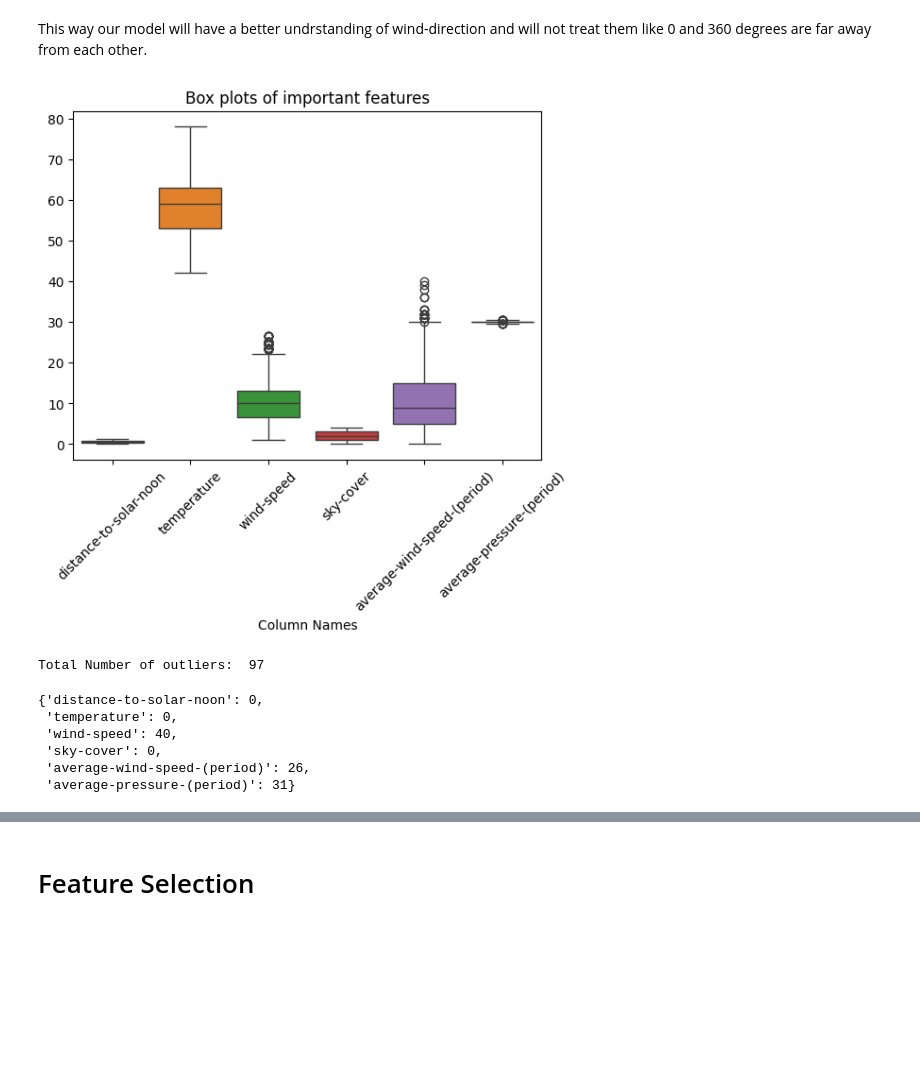
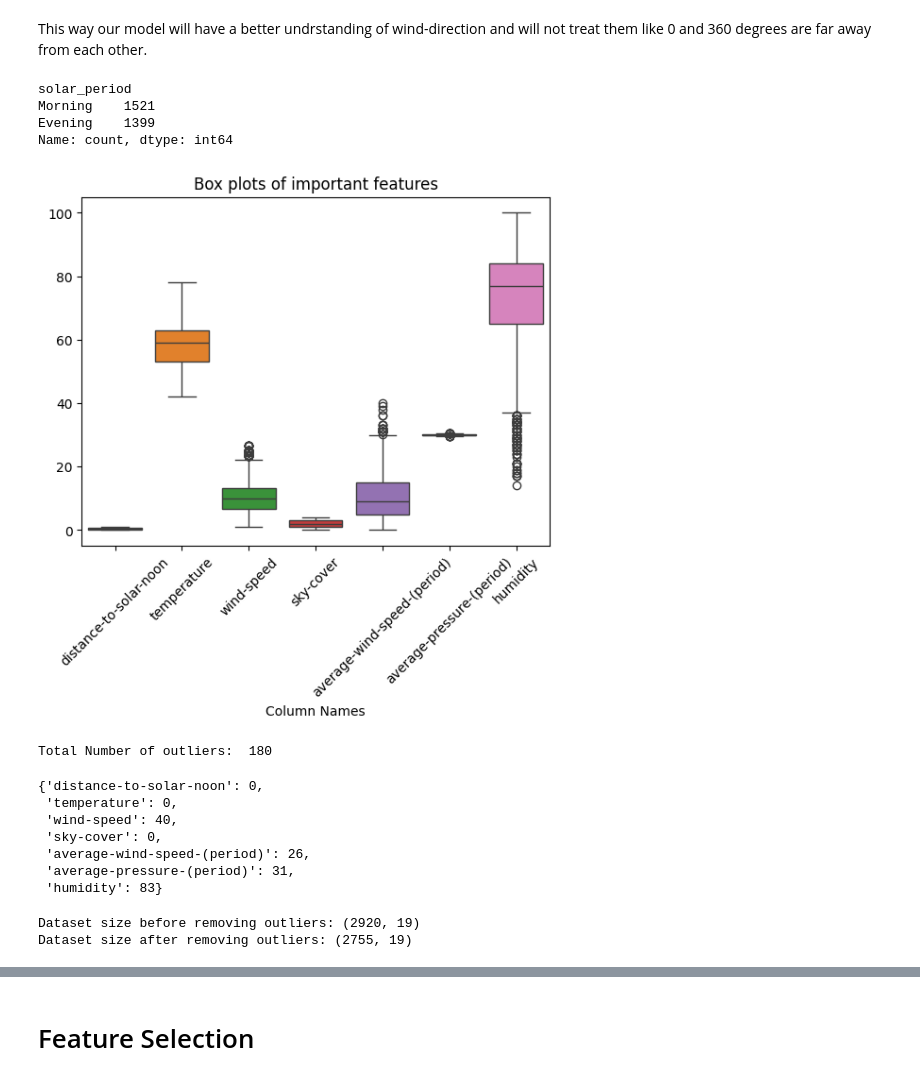
Before and after one commit to rizz045/Solar-Power-Generation-Prediction-Using-ML-Regression-Techniques, a Jupyter notebook: Solar_Power_Generation_Prediction Using_Regression.ipynb, the cells around one changed output, grey strips where cells are left out. Drawn from its saved outputs; the diff is of its cells as text; code cells hidden in the pictures; blank space fills up the shorter version.

```diff
--- a/Solar_Power_Generation_Prediction Using_Regression.ipynb
+++ b/Solar_Power_Generation_Prediction Using_Regression.ipynb
@@ -32,7 +32,7 @@ import seaborn as sns
 import warnings
 warnings.filterwarnings('ignore')
 # %%
-df = pd.read_csv("/content/solarpowergeneration.csv")
+df = pd.read_csv("solarpowergeneration.csv")
 df.head()
 # %% [output]
 |  | distance-to-solar-noon | temperature | wind-direction | wind-speed | sky-cover | visibility | humidity | ... |
@@ -340,18 +335,26 @@ df['wind_dir_sin'] = np.sin(2 * np.pi * df['wind-direction'] / 360)
 df['wind_dir_cos'] = np.cos(2 * np.pi * df['wind-direction'] / 360)
 # %% [markdown]
 This way our model will have a better undrstanding of wind-direction and will not treat them like 0 and 360 degrees are far away from each other.
+# %%
+df['solar_period'] = df['distance-to-solar-noon'].apply(lambda x: 'Morning' if x < 0.5 else 'Evening')
+df['solar_period'].value_counts()
+# %% [output]
+solar_period
+Morning    1521
+Evening    1399
+Name: count, dtype: int64
 # %%
 # Box plots to check outliers of important features
 # Selecting imporant features to check their outliers
-imp_features = ['distance-to-solar-noon', 'temperature', 'wind-speed', 'sky-cover', 'average-wind-speed-(period)', 'average-pressure-(period)']
+imp_features = ['distance-to-solar-noon', 'temperature', 'wind-speed', 'sky-cover', 'average-wind-speed-(period)', 'average-pressure-(period)', 'humidity']
 
 sns.boxplot(df[imp_features])
 plt.title("Box plots of important features")
 plt.xticks(rotation=45)
 plt.xlabel("Column Names")
 plt.show()
 # %% [output]
-[figure, old version]
+[figure, new version]
 # %%
 # Let's detect number of outliers the above imp_features
 
@@ -375,29 +378,38 @@ for column in imp_features:                               # running the loop thr
 print("Total Number of outliers: ",sum(outlier_summary.values()),"\n")
 outlier_summary
 # %% [output]
-Total Number of outliers:  97
+Total Number of outliers:  180
 {'distance-to-solar-noon': 0,
  'temperature': 0,
  'wind-speed': 40,
  'sky-cover': 0,
  'average-wind-speed-(period)': 26,
- 'average-pressure-(period)': 31}
+ 'average-pressure-(period)': 31,
+ 'humidity': 83}
 # %%
-# Removing outliers using IQR Mthod
+cols = ['distance-to-solar-noon', 'temperature', 'wind-speed', 'sky-cover', 'average-wind-speed-(period)', 'average-pressure-(period)', 'humidity']
+outlier_removal_features = pd.Index(cols)
+outlier_removal_features
 
-# def remove_outliers(df, columns):                        #function to remove outliers
-#     df_filtered = df.copy()                              # saving a copy
-#     for col in columns:                                  #running the loop for all the columns
-#         Q1 = df[col].quantile(0.25)                      #defining Q1
-#         Q3 = df[col].quantile(0.75)                      # defining Q3
-#         IQR = Q3 - Q1                                    #getting IQR
-#         lower_bound = Q1 - 1.5 * IQR                     # defining the lower bound
-#         upper_bound = Q3 + 1.5 * IQR                     #defining the upper bound
-#         df_filtered = df_filtered[(df_filtered[col] >= lower_bound) & (df_filtered[col] <= upper_bound)]  # Keep rows within bounds
+def remove_outliers(df, columns):
+    df_filtered = df.copy()
+    mask = pd.Series([True] * len(df_filtered), index=df_filtered.index)
 
-#     return df_filtered
+    for col in columns:
+        Q1 = df_filtered[col].quantile(0.25)
+        Q3 = df_filtered[col].quantile(0.75)
+        IQR = Q3 - Q1
+        lower_bound = Q1 - 1.5 * IQR
+        upper_bound = Q3 + 1.5 * IQR
+        # Combine with existing mask
+        mask &= df_filtered[col].between(lower_bound, upper_bound)
 
-# print("Dataset size before removing outliers:", df.shape)
-# df = remove_outliers(df, df.columns[:10])                           # Pass all numeric columns at once
-# print("Dataset size after removing outliers:", df.shape)
+    return df_filtered[mask]
+
+print("Dataset size before removing outliers:", df.shape)
+df = remove_outliers(df, outlier_removal_features)
+print("Dataset size after removing outliers:", df.shape)
+# %% [output]
+Dataset size before removing outliers: (2920, 19)
+Dataset size after removing outliers: (2755, 19)
 # %%
```
Also changed, not shown: parts of 61 cells of this notebook.
